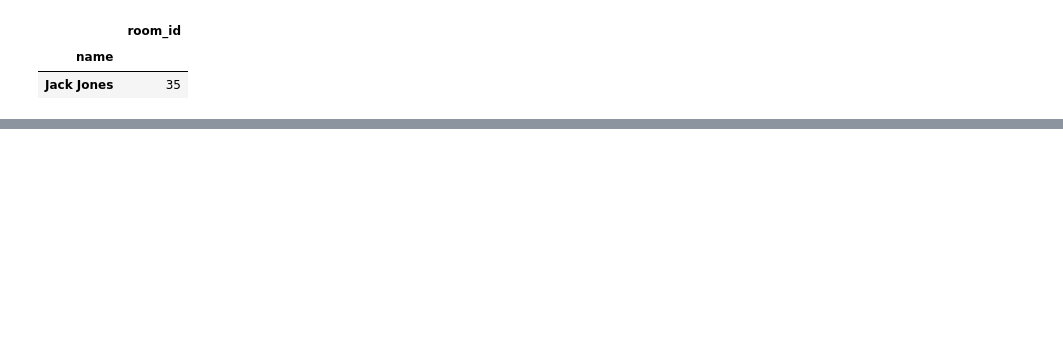
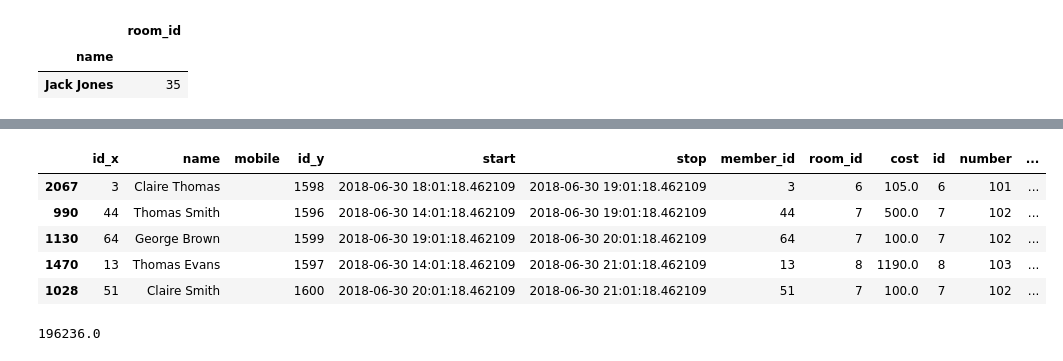
Before and after one commit to wasit7/cs459_django2018, a Jupyter notebook: exam/myproject/Exam Panda.ipynb, the cells around one changed output, grey strips where cells are left out. Saved outputs shown, nothing was run; the diff lists cells and outputs as text; code cells hidden in the pictures; blank space fills up the shorter version.

```diff
--- a/exam/myproject/Exam Panda.ipynb
+++ b/exam/myproject/Exam Panda.ipynb
@@ -115,0 +150,14 @@ df
+# %%
+df2.sort_values('stop').tail()
+# %% [output]
+|  | id_x | name | mobile | id_y | start | stop | member_id | room_id | cost | id | number | ... |
+| 2067 | 3 | Claire Thomas |  | 1598 | 2018-06-30 18:01:18.462109 | 2018-06-30 19:01:18.462109 | 3 | 6 | 105.0 | 6 | 101 | ... |
+| 990 | 44 | Thomas Smith |  | 1596 | 2018-06-30 14:01:18.462109 | 2018-06-30 19:01:18.462109 | 44 | 7 | 500.0 | 7 | 102 | ... |
+| 1130 | 64 | George Brown |  | 1599 | 2018-06-30 19:01:18.462109 | 2018-06-30 20:01:18.462109 | 64 | 7 | 100.0 | 7 | 102 | ... |
+| 1470 | 13 | Thomas Evans |  | 1597 | 2018-06-30 14:01:18.462109 | 2018-06-30 21:01:18.462109 | 13 | 8 | 1190.0 | 8 | 103 | ... |
+| 1028 | 51 | Claire Smith |  | 1600 | 2018-06-30 20:01:18.462109 | 2018-06-30 21:01:18.462109 | 51 | 7 | 100.0 | 7 | 102 | ... |
+# %%
+# Q5 what is the total income of ALL rooms in June? Between 1st June 2018(inclusive) and 30th June 2018(inclusive), (use return date).
+df2.sum(axis=0).cost
+# %% [output]
+196236.0
```
Also changed, not shown: parts of 13 cells of this notebook, 5 other files.
